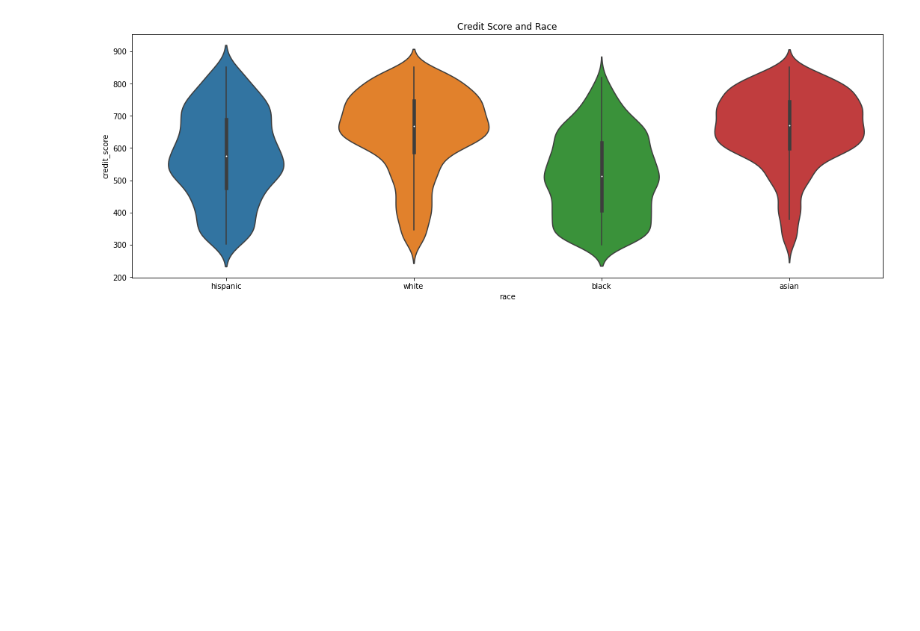
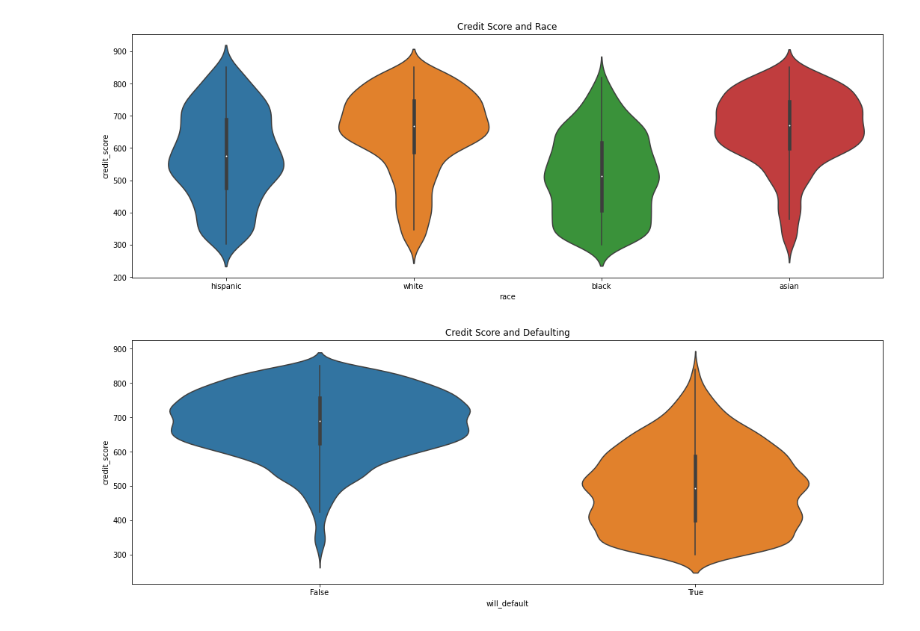
Before and after one commit to nilishalu/ML-Learning-Models, a Jupyter notebook: ML_Basics_Data.ipynb, the cells around one changed output. Saved outputs shown, nothing was run; the diff lists cells and outputs as text; code cells hidden in the pictures; blank space fills up the shorter version.

```diff
--- a/ML_Basics_Data.ipynb
+++ b/ML_Basics_Data.ipynb
@@ -149,3 +144,11 @@ sns.violinplot(data = df, x = 'race', y = 'credit_score')
 plt.show()
 # %% [output]
 [figure]
+# %%
+import seaborn as sns
+
+plt.title("Credit Score and Defaulting")
+sns.violinplot(data = df, x = 'will_default', y = 'credit_score')
+plt.show()
+# %% [output]
+[figure, added]
```
Also changed, not shown: parts of 12 cells of this notebook.
